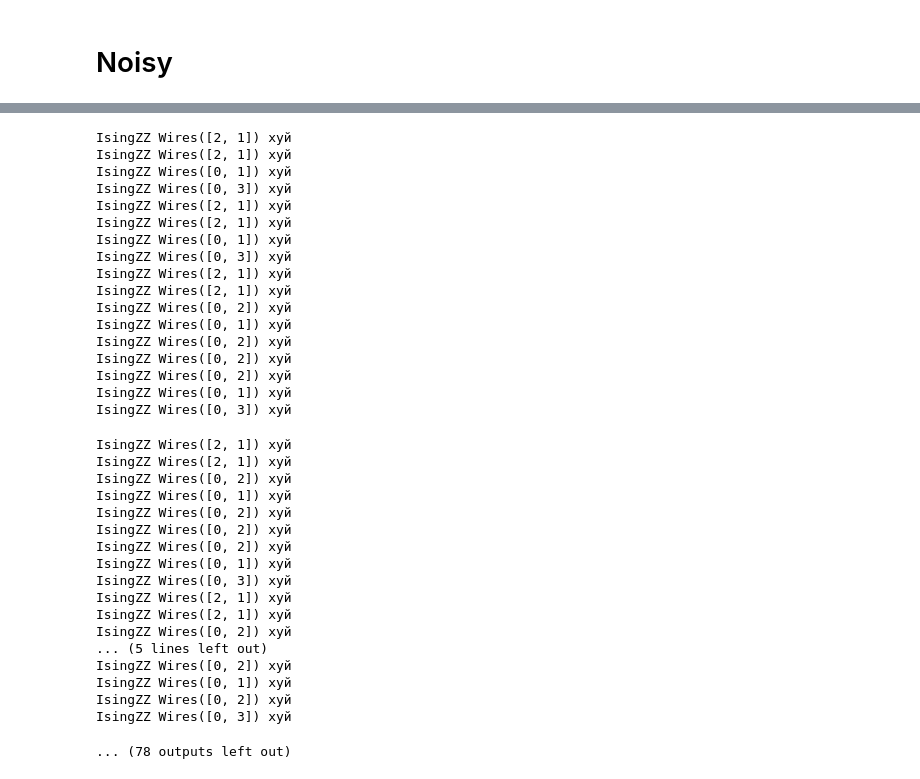
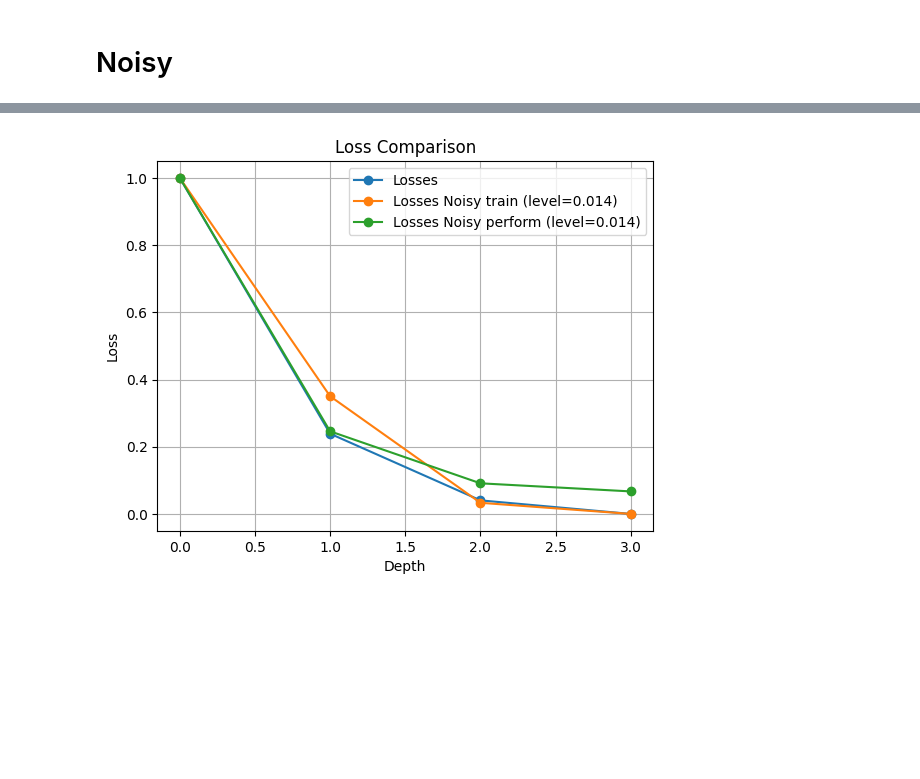
Before and after one commit to LiXiufan/qa-cqs, a Jupyter notebook: examples/benchmark/pauli U, random b/test_Q_reducing.ipynb, the cells around one changed output, grey strips where cells are left out. Saved outputs shown, nothing was run; the diff lists cells and outputs as text; code cells hidden in the pictures; blank space fills up the shorter version.

```diff
--- a/examples/benchmark/pauli U, random b/test_Q_reducing.ipynb
+++ b/examples/benchmark/pauli U, random b/test_Q_reducing.ipynb
@@ -54,11 +54,12 @@ def create_random_circuit_in_native_gate(n, d):
     # ub = transpile_circuit(ub, device='Aria', optimization_level=2)
     return ub
 # %%
+losses=[]
 with open('3_qubit_data_generation_matrix_A.csv', 'r', newline='') as csvfile:
     data_b = read_csv_b(3)
     reader = csv.reader(csvfile, delimiter=' ', quotechar='|')
     for i, row in enumerate(reader):
-        if 2 > i > 0:
+        if i==501:
             row_clean = [j for j in ''.join(row).split('"') if j != ',']
             nLc = row_clean[0].split(',')
             n = int(nLc[0])
@@ -76,8 +77,8 @@ with open('3_qubit_data_generation_matrix_A.csv', 'r', newline='') as csvfile:
 
             # circuit depth d
             d = 3
-            ub = qasm3.loads(data_b.iloc[i].qasm)
-            print('Ub is given by:', data_b.iloc[i].b)
+            ub = qasm3.loads(data_b.iloc[5].qasm)
+            print('Ub is given by:', data_b.iloc[5].b)
             print(ub)
 
             # generate instance
@@ -88,6 +89,7 @@ with open('3_qubit_data_generation_matrix_A.csv', 'r', newline='') as csvfile:
                                     noise_level_two_qubit=0, noise_level_one_qubit=0, readout_error=0)
             print(Itr)
             print(LOSS)
+            losses+=[LOSS]
             print('ANsatz tree contains:')
             # for qc in ansatz_tree:
             #     print(qc)
@@ -138,41 +181,15 @@ plt.yscale('log')
 # %% [markdown]
 # Noisy
-# %%
-Q_true, r_true = calculate_Q_r(instance, ansatz_tree, backend='qiskit-noiseless', ITR=None,
-                               shots=0, optimization_level=2,
-                               noise_level_two_qubit=0, noise_level_one_qubit=0, readout_error=0)
-def find_true_loss_function(alphas,Q=Q_true,r=r_true):
-    x=np.vstack((np.real(alphas),np.imag(alphas))).reshape(-1,1)
-    depth=len(alphas)-1
-    # Define the four sectors (quadrants)
-    q1 = Q[:depth+1, :depth+1]
-    q2 = Q[:depth+1, 4:4+depth+1]
-    q3 = Q[4:4+depth+1, :depth+1]
-    q4 = Q[4:4+depth+1, 4:4+depth+1]
-
-    # Stack them back together
-    top = np.hstack((q1, q2))
-    bottom = np.hstack((q3, q4))
-    Q1 = np.vstack((top, bottom))
-
-    r1=r[:depth+1]
-    r2=r[4:4+depth+1]
-
-    r1=np.vstack((r1,r2)).reshape(-1,1)
-    xt=torch.Tensor(x)
-    Qt=torch.Tensor(Q1)*2
-    rt=torch.Tensor(r1)*(-2)
-    return (0.5*torch.matmul(xt.T, torch.matmul(Qt, xt))+ torch.matmul(rt.T, xt) + 1).item()
 # %%
 def process_noise_level(noises_level,device='qiskit_native'):
     V_dagger_V_noisy = __estimate_V_dagger_V(
-        instance, ansatz_tree, loss_type=None, backend='qiskit-noisy', shots=0,
+        instance, ansatz_tree, loss_type=None, backend='qiskit-noisy', shots=1024,
         optimization_level=2, noise_level_two_qubit=noises_level,
         noise_level_one_qubit=0.001, readout_error=0.007,device=device
     )
 
     q_noisy = __estimate_q(
-        instance, ansatz_tree, backend='qiskit-noisy', shots=0,
+        instance, ansatz_tree, backend='qiskit-noisy', shots=1024,
         optimization_level=2, noise_level_two_qubit=noises_level,
         noise_level_one_qubit=0.001, readout_error=0.007,device=device
     )
@@ -189,7 +206,7 @@ def process_noise_level(noises_level,device='qiskit_native'):
         losses_true+=[find_true_loss_function(alphas)]
 
 
-    plt.plot(losses, "-o", label="Losses")
+    plt.plot(losses[0], "-o", label="Losses")
     plt.plot(losses_noisy, "-o", label=f"Losses Noisy train (level={noises_level})")
     plt.plot(losses_true, "-o", label=f"Losses Noisy perform (level={noises_level})")
     plt.legend()
@@ -200,5 +217,5 @@ def process_noise_level(noises_level,device='qiskit_native'):
     plt.show()
 
 for noises_level in [0.014]:
-    process_noise_level(noises_level)
+    process_noise_level(noises_level,device="Aria")
 # %% [output]
@@ -376,35 +226 @@ IsingZZ Wires([0, 3]) хуй
-IsingZZ Wires([2, 1]) хуй
-IsingZZ Wires([2, 1]) хуй
-IsingZZ Wires([0, 1]) хуй
-IsingZZ Wires([0, 3]) хуй
-IsingZZ Wires([2, 1]) хуй
-IsingZZ Wires([2, 1]) хуй
-IsingZZ Wires([0, 1]) хуй
-IsingZZ Wires([0, 3]) хуй
-IsingZZ Wires([2, 1]) хуй
-IsingZZ Wires([2, 1]) хуй
-IsingZZ Wires([0, 2]) хуй
-IsingZZ Wires([0, 1]) хуй
-IsingZZ Wires([0, 2]) хуй
-IsingZZ Wires([0, 2]) хуй
-IsingZZ Wires([0, 2]) хуй
-IsingZZ Wires([0, 1]) хуй
-IsingZZ Wires([0, 3]) хуй
-IsingZZ Wires([2, 1]) хуй
-IsingZZ Wires([2, 1]) хуй
-IsingZZ Wires([0, 2]) хуй
-IsingZZ Wires([0, 1]) хуй
-IsingZZ Wires([0, 2]) хуй
-IsingZZ Wires([0, 2]) хуй
-IsingZZ Wires([0, 2]) хуй
-IsingZZ Wires([0, 1]) хуй
-IsingZZ Wires([0, 3]) хуй
-IsingZZ Wires([2, 1]) хуй
-IsingZZ Wires([2, 1]) хуй
-IsingZZ Wires([0, 2]) хуй
-... (5 lines left out)
-IsingZZ Wires([0, 2]) хуй
-IsingZZ Wires([0, 1]) хуй
-IsingZZ Wires([0, 2]) хуй
-IsingZZ Wires([0, 3]) хуй
-... (78 outputs left out)
+[figure, added]
```
Also changed, not shown: parts of 6 cells of this notebook, 4 other files.
